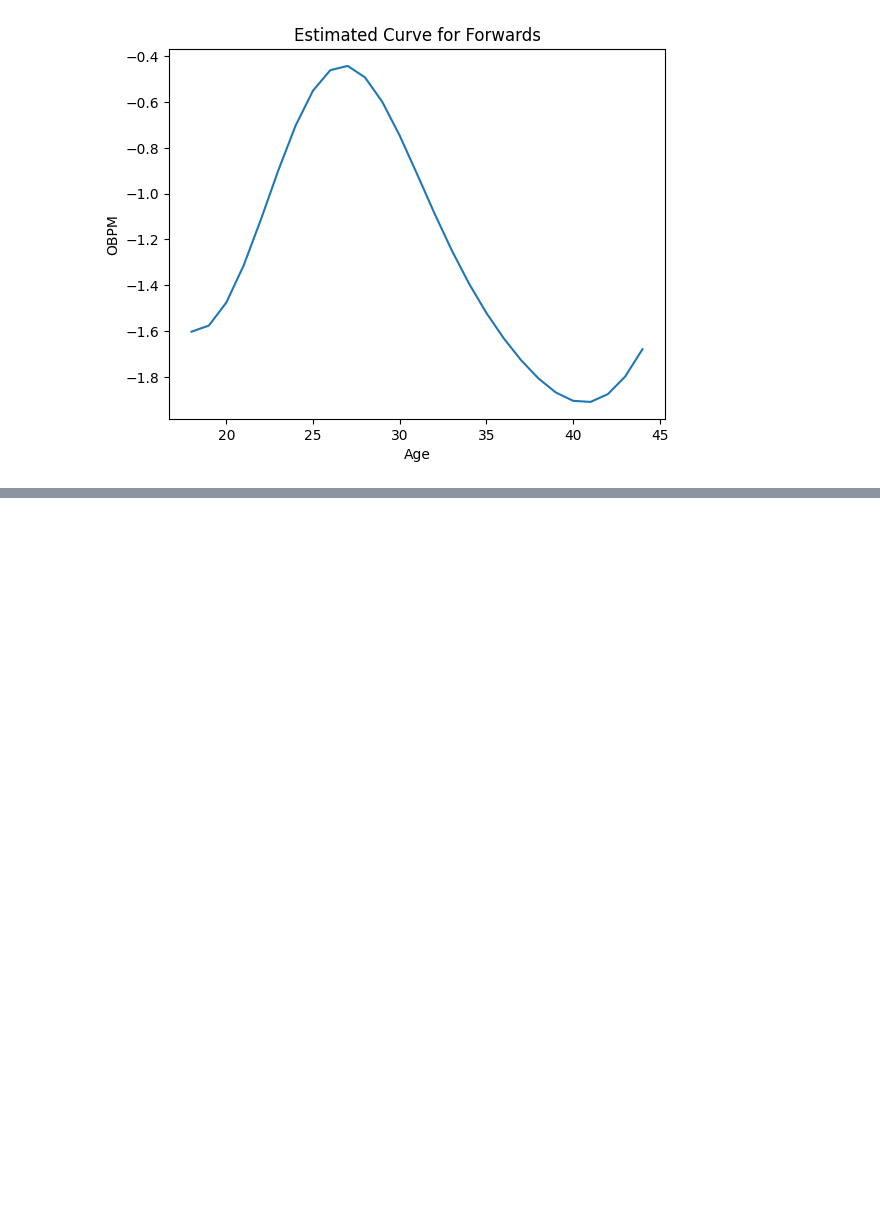
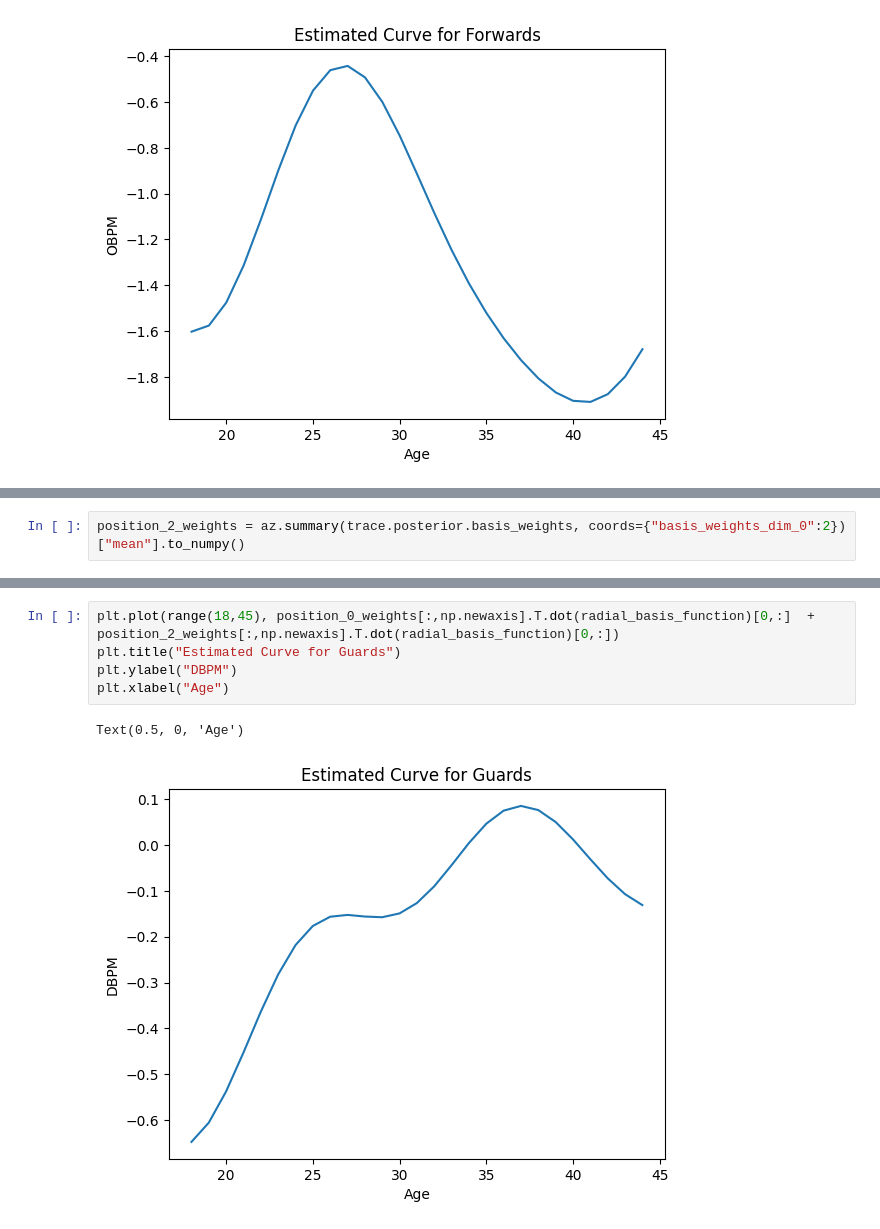
Before and after one commit to abrahme/nba_functional_analysis, a Jupyter notebook: FunctionalDataAnalysis.ipynb, the cells around one changed output, grey strips where cells are left out. Cells and saved outputs as stored; diff of their text form; blank space fills up the shorter version.

```diff
--- a/FunctionalDataAnalysis.ipynb
+++ b/FunctionalDataAnalysis.ipynb
@@ -249,0 +304,2 @@ Text(0.5, 0, 'Age')
+# %%
+position_2_weights = az.summary(trace.posterior.basis_weights, coords={"basis_weights_dim_0":2})["mean"].to_numpy()
@@ -249,0 +326,8 @@ Text(0.5, 0, 'Age')
+# %%
+plt.plot(range(18,45), position_0_weights[:,np.newaxis].T.dot(radial_basis_function)[0,:]  + position_2_weights[:,np.newaxis].T.dot(radial_basis_function)[0,:])
+plt.title("Estimated Curve for Guards")
+plt.ylabel("DBPM")
+plt.xlabel("Age")
+# %% [output]
+Text(0.5, 0, 'Age')
+[figure, added]
```
Also changed, not shown: parts of 41 cells of this notebook.
